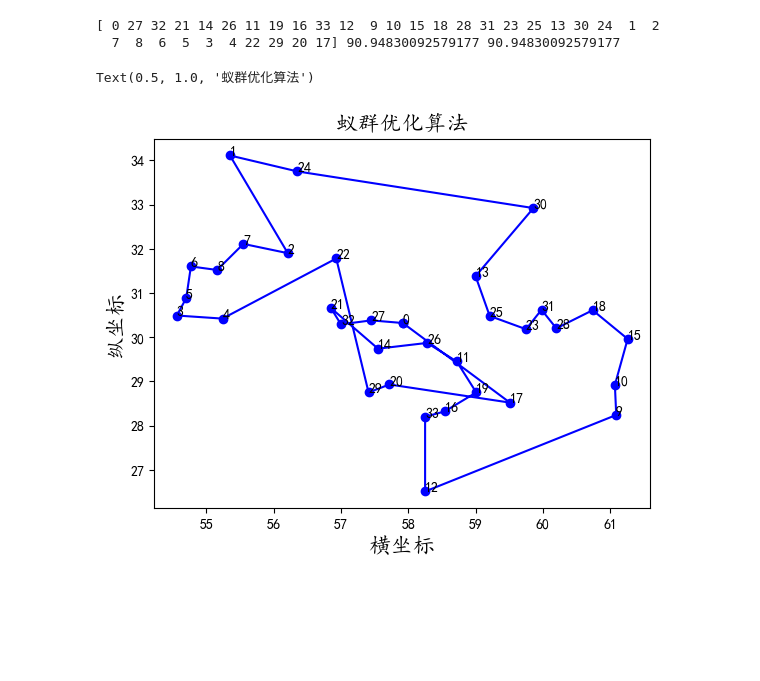
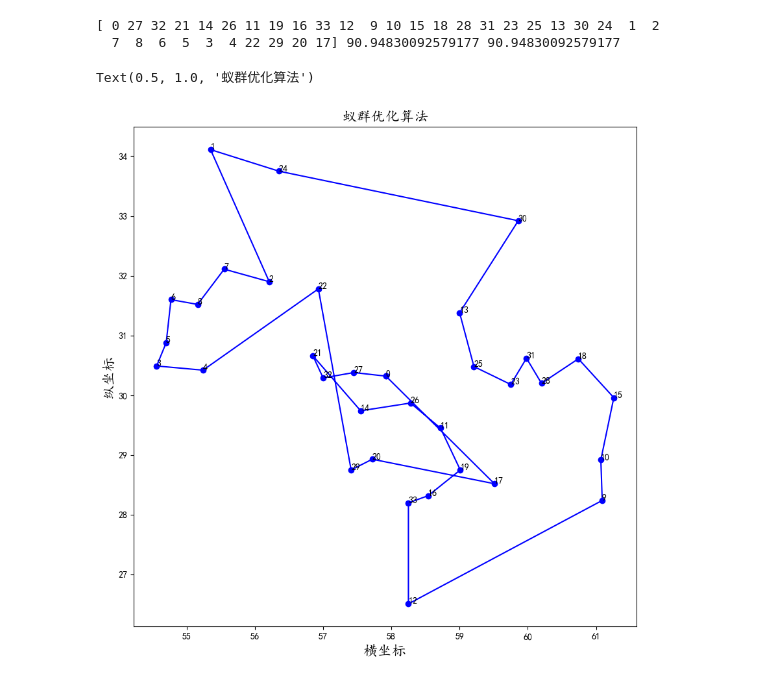
Before and after one commit to xuliji/2022H, a Jupyter notebook: 问题4_蚁群算法.ipynb, the cells around one changed output. Cells and saved outputs as stored; diff of their text form; code cells hidden in the pictures; blank space fills up the shorter version.

```diff
--- a/问题4_蚁群算法.ipynb
+++ b/问题4_蚁群算法.ipynb
@@ -116,15 +116,15 @@ print(best_points, best_distance, cal_total_distance(best_points))
 # %%
 import networkx as nx
 # 新建有向图
-plt.figure()
+plt.figure(figsize=(10, 10))
 best_points_ = np.concatenate([best_points, [best_points[0]]])
 best_points_coordinate = data_4[best_points_, 1:]
 plt.plot(best_points_coordinate[:, 0], best_points_coordinate[:, 1], 'o-b')
 for i in range(len(best_points)):
     plt.text(data_4[best_points[i], 1], data_4[best_points[i], 2], str(best_points[i]))
 plt.xlabel('横坐标', fontsize=16)
 plt.ylabel('纵坐标', fontsize=16)
 plt.title('蚁群优化算法', fontsize=16)
 # %% [output]
 Text(0.5, 1.0, '蚁群优化算法')
-[figure, old version]
+[figure, new version]
```
Also changed, not shown: parts of 1 cell of this notebook, 3 other files.
